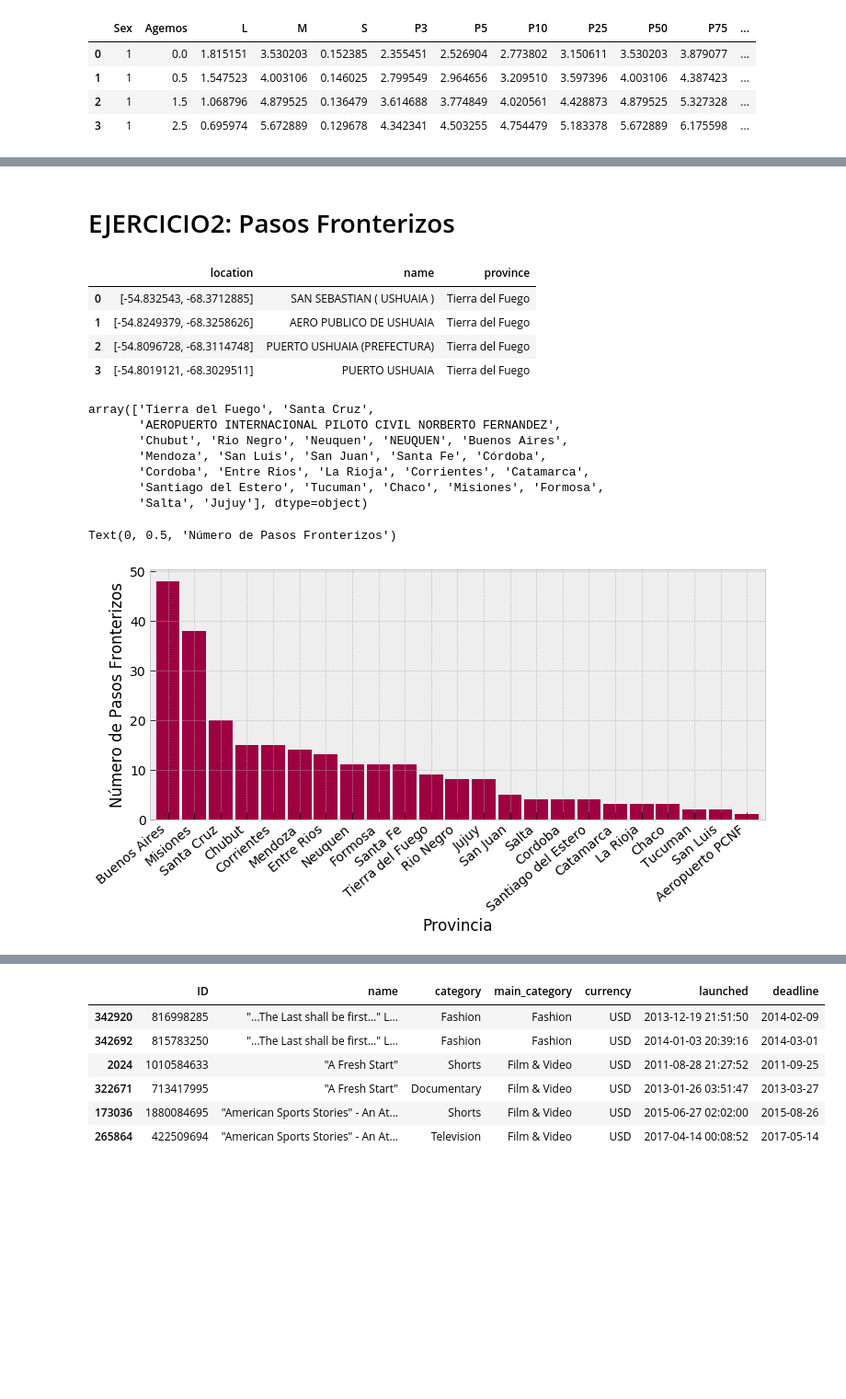
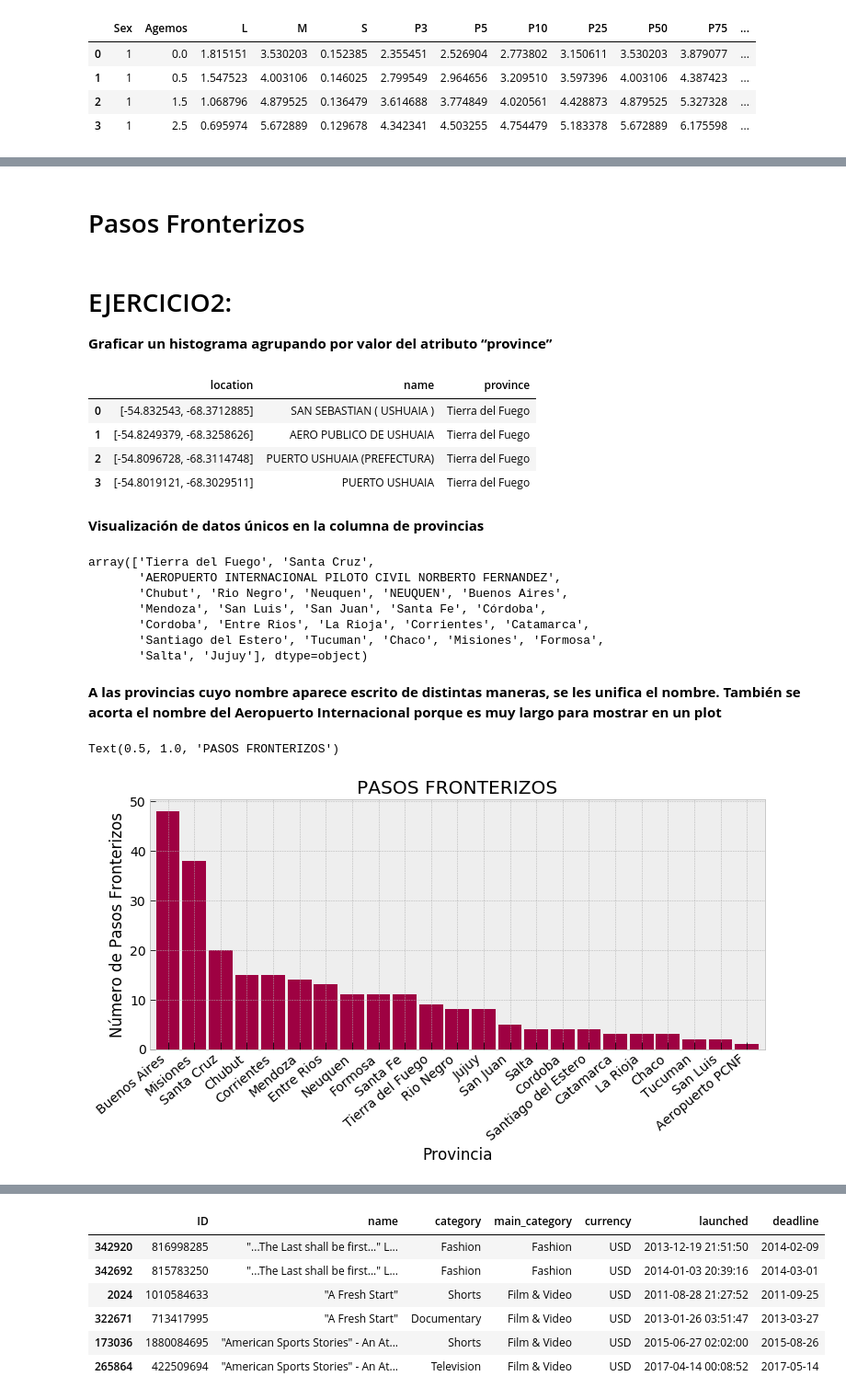
Before and after one commit to nair36/AnalisisYCuracion, a Jupyter notebook: AnalisisYCuracion_P1.ipynb, the cells around one changed output, grey strips where cells are left out. Shown at 92% size. Drawn from its saved outputs; the diff is of its cells as text; code cells hidden in the pictures; blank space fills up the shorter version.

```diff
--- a/AnalisisYCuracion_P1.ipynb
+++ b/AnalisisYCuracion_P1.ipynb
@@ -68,5 +79,8 @@ Passing one of 'on', 'true', 'off', 'false' as a boolean is deprecated; use an a
 # %% [markdown]
-# EJERCICIO2: Pasos Fronterizos
+# Pasos Fronterizos
+# %% [markdown]
+# EJERCICIO2:
+**Graficar un histograma agrupando por valor del atributo “province”**
 # %%
 url = 'https://raw.githubusercontent.com/Eugenia27/AnalisisYCuracion/master/input/pasos.json'
 pasosFronterizos = pd.read_json(url)
@@ -77,6 +91,8 @@ pasosFronterizos.head(4)
 | 1 | [-54.8249379, -68.3258626] | AERO PUBLICO DE USHUAIA | Tierra del Fuego |
 | 2 | [-54.8096728, -68.3114748] | PUERTO USHUAIA (PREFECTURA) | Tierra del Fuego |
 | 3 | [-54.8019121, -68.3029511] | PUERTO USHUAIA | Tierra del Fuego |
+# %% [markdown]
+**Visualización de datos únicos en la columna de provincias**
 # %%
 pasosFronterizos.province.unique()
 # %% [output]
@@ -87,6 +103,9 @@ array(['Tierra del Fuego', 'Santa Cruz',
        'Cordoba', 'Entre Rios', 'La Rioja', 'Corrientes', 'Catamarca',
        'Santiago del Estero', 'Tucuman', 'Chaco', 'Misiones', 'Formosa',
        'Salta', 'Jujuy'], dtype=object)
+# %% [markdown]
+**A las provincias cuyo nombre aparece escrito de distintas maneras, se les unifica el nombre.
+También se acorta el nombre del Aeropuerto Internacional porque es muy largo para mostrar en un plot**
 # %%
 aeropuerto=pasosFronterizos.province.sort_values().unique()[0]
 pasosFronterizos.province = pasosFronterizos.province.str.replace(aeropuerto,'Aeropuerto PCNF')
@@ -95,9 +114,10 @@ pasosFronterizos.province = pasosFronterizos.province.str.replace('NEUQUEN','Neu
 # %%
 plt.figure(figsize=(12,5))
 ax=pasosFronterizos.groupby('province').province.count().sort_values(ascending=False).plot(kind='bar',width=0.9,cmap=cmap)
 ax.set_xticklabels(ax.get_xticklabels(), rotation=40, ha="right")
 plt.xlabel('Provincia')
 plt.ylabel('Número de Pasos Fronterizos')
+plt.title('PASOS FRONTERIZOS')
 # %% [output]
-Text(0, 0.5, 'Número de Pasos Fronterizos')
+Text(0.5, 1.0, 'PASOS FRONTERIZOS')
-[figure, old version]
+[figure, new version]
```
Also changed, not shown: parts of 28 cells of this notebook.
